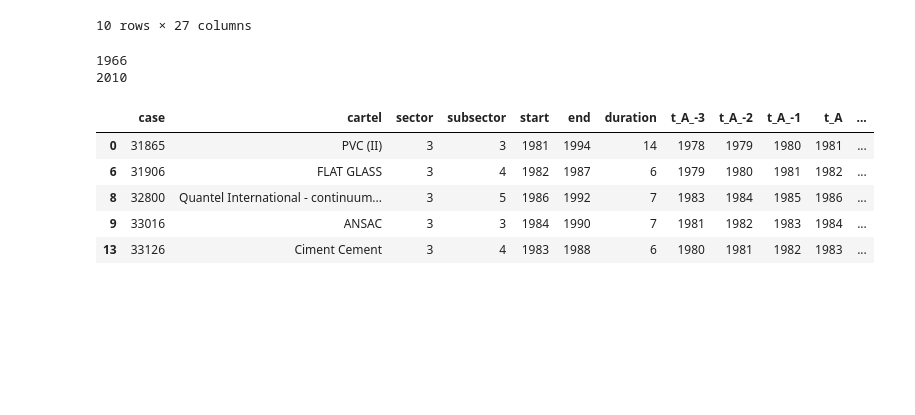
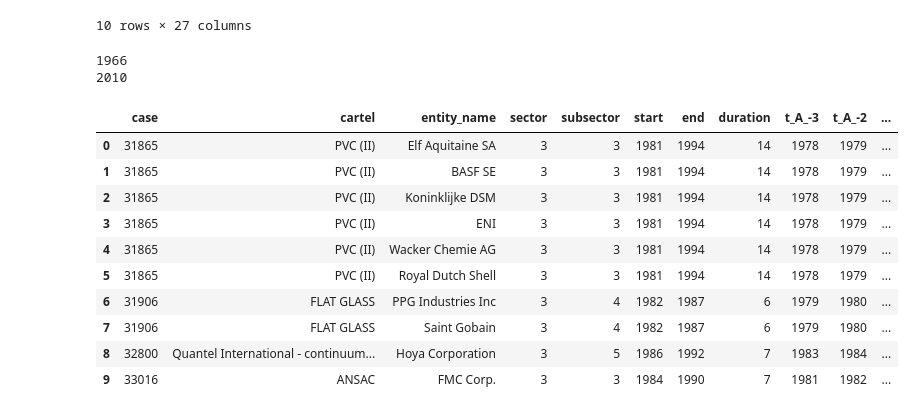
Before and after one commit to DeChrigi/BA_Thesis, a Jupyter notebook: connected_cartel_network.ipynb, the cells around one changed output. Cells and saved outputs as stored; diff of their text form; code cells hidden in the pictures; blank space fills up the shorter version.

```diff
--- a/connected_cartel_network.ipynb
+++ b/connected_cartel_network.ipynb
@@ -20,39 +20,45 @@ cartel_df.head(10)
 10 rows × 27 columns
 # %%
 # select only relevant columns
-cartel_df = cartel_df[['case', 'cartel', 'sector', 'subsector', 'start', 'end', 'duration']]
+cartel_df = cartel_df[['case', 'cartel', 'entity_name', 'sector', 'subsector', 'start', 'end', 'duration']]
 
 # Select unique rows
 cartel_df = cartel_df.drop_duplicates()
 
 # define new column in dataframe year_minus_3
 cartel_df['t_A_-3'] = cartel_df['start'] - 3
 cartel_df['t_A_-2'] = cartel_df['start'] - 2
 cartel_df['t_A_-1'] = cartel_df['start'] - 1
 
 cartel_df['t_A'] = cartel_df['start']
+cartel_df['t_AE'] = cartel_df['start'].astype(str) + ' - ' + cartel_df['end'].astype(str)
 cartel_df['t_E'] = cartel_df['end']
 
 cartel_df['t_E_+1'] = cartel_df['end'] + 1
 cartel_df['t_E_+2'] = cartel_df['end'] + 2
 cartel_df['t_E_+3'] = cartel_df['end'] + 3
 
 # get smallest value from column t_A_-3
 min_t_a_minus_3 = cartel_df['t_A_-3'].min()
 
 # get largest value from column t_E_+3
 max_t_e_plus_3 = cartel_df['t_E_+3'].max()
 
 print( min_t_a_minus_3)
 print(max_t_e_plus_3)
 
-cartel_df.head()
+cartel_df.head(10)
 # %% [output]
 1966
 2010
-|  | case | cartel | sector | subsector | start | end | duration | t_A_-3 | t_A_-2 | t_A_-1 | t_A | ... |
-| 0 | 31865 | PVC (II) | 3 | 3 | 1981 | 1994 | 14 | 1978 | 1979 | 1980 | 1981 | ... |
-| 6 | 31906 | FLAT GLASS | 3 | 4 | 1982 | 1987 | 6 | 1979 | 1980 | 1981 | 1982 | ... |
-| 8 | 32800 | Quantel International - continuum... | 3 | 5 | 1986 | 1992 | 7 | 1983 | 1984 | 1985 | 1986 | ... |
-| 9 | 33016 | ANSAC | 3 | 3 | 1984 | 1990 | 7 | 1981 | 1982 | 1983 | 1984 | ... |
-| 13 | 33126 | Ciment Cement | 3 | 4 | 1983 | 1988 | 6 | 1980 | 1981 | 1982 | 1983 | ... |
+|  | case | cartel | entity_name | sector | subsector | start | end | duration | t_A_-3 | t_A_-2 | ... |
+| 0 | 31865 | PVC (II) | Elf Aquitaine SA | 3 | 3 | 1981 | 1994 | 14 | 1978 | 1979 | ... |
+| 1 | 31865 | PVC (II) | BASF SE | 3 | 3 | 1981 | 1994 | 14 | 1978 | 1979 | ... |
+| 2 | 31865 | PVC (II) | Koninklijke DSM | 3 | 3 | 1981 | 1994 | 14 | 1978 | 1979 | ... |
+| 3 | 31865 | PVC (II) | ENI | 3 | 3 | 1981 | 1994 | 14 | 1978 | 1979 | ... |
+| 4 | 31865 | PVC (II) | Wacker Chemie AG | 3 | 3 | 1981 | 1994 | 14 | 1978 | 1979 | ... |
+| 5 | 31865 | PVC (II) | Royal Dutch Shell | 3 | 3 | 1981 | 1994 | 14 | 1978 | 1979 | ... |
+| 6 | 31906 | FLAT GLASS | PPG Industries Inc | 3 | 4 | 1982 | 1987 | 6 | 1979 | 1980 | ... |
+| 7 | 31906 | FLAT GLASS | Saint Gobain | 3 | 4 | 1982 | 1987 | 6 | 1979 | 1980 | ... |
+| 8 | 32800 | Quantel International - continuum... | Hoya Corporation | 3 | 5 | 1986 | 1992 | 7 | 1983 | 1984 | ... |
+| 9 | 33016 | ANSAC | FMC Corp. | 3 | 3 | 1984 | 1990 | 7 | 1981 | 1982 | ... |
```
Also changed, not shown: parts of 2 cells of this notebook, 11 other files.
